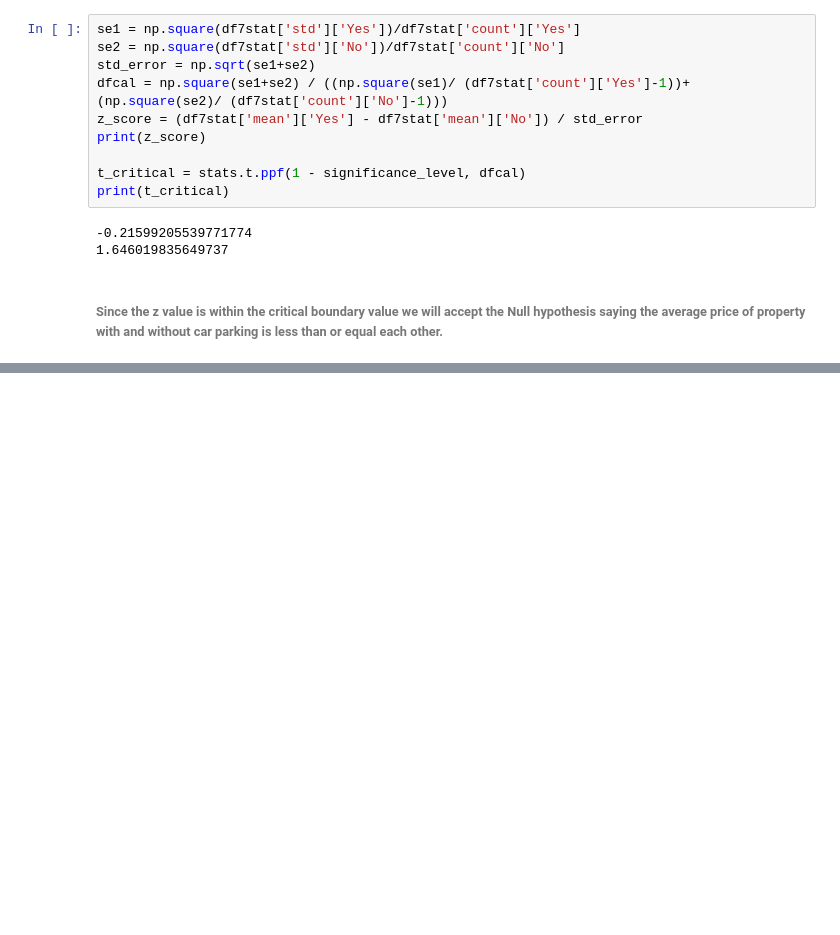
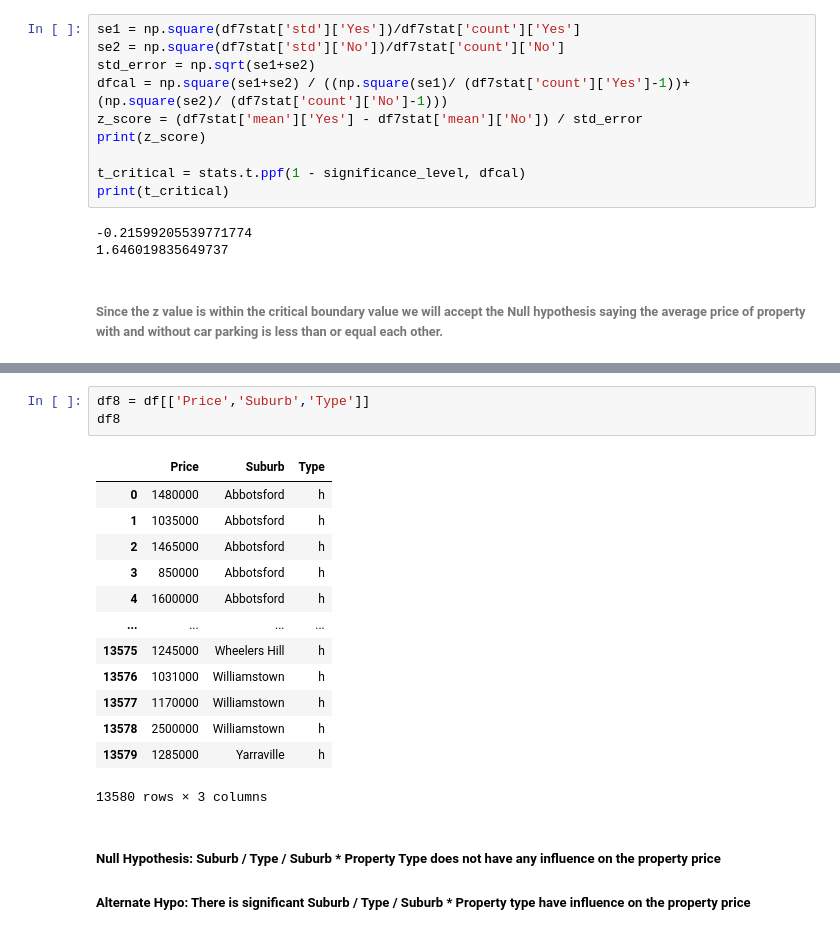
Before and after one commit to royaljin/PGDSAIML, a Jupyter notebook: Assignment 2 SDM v01.ipynb, the cells around one changed output, grey strips where cells are left out. Cells and saved outputs as stored; diff of their text form; blank space fills up the shorter version.

```diff
--- a/Assignment 2 SDM v01.ipynb
+++ b/Assignment 2 SDM v01.ipynb
@@ -306,0 +317,20 @@ print(t_critical)
+# %%
+df8 = df[['Price','Suburb','Type']]
+df8
+# %% [output]
+|  | Price | Suburb | Type |
+| 0 | 1480000 | Abbotsford | h |
+| 1 | 1035000 | Abbotsford | h |
+| 2 | 1465000 | Abbotsford | h |
+| 3 | 850000 | Abbotsford | h |
+| 4 | 1600000 | Abbotsford | h |
+| ... | ... | ... | ... |
+| 13575 | 1245000 | Wheelers Hill | h |
+| 13576 | 1031000 | Williamstown | h |
+| 13577 | 1170000 | Williamstown | h |
+| 13578 | 2500000 | Williamstown | h |
+| 13579 | 1285000 | Yarraville | h |
+13580 rows × 3 columns
+# %% [markdown]
+##### Null Hypothesis: Suburb / Type / Suburb * Property Type does not have any influence on the property price
+##### Alternate Hypo: There is significant  Suburb / Type / Suburb * Property type have influence on the property price
```
Also changed, not shown: parts of 6 cells of this notebook.
